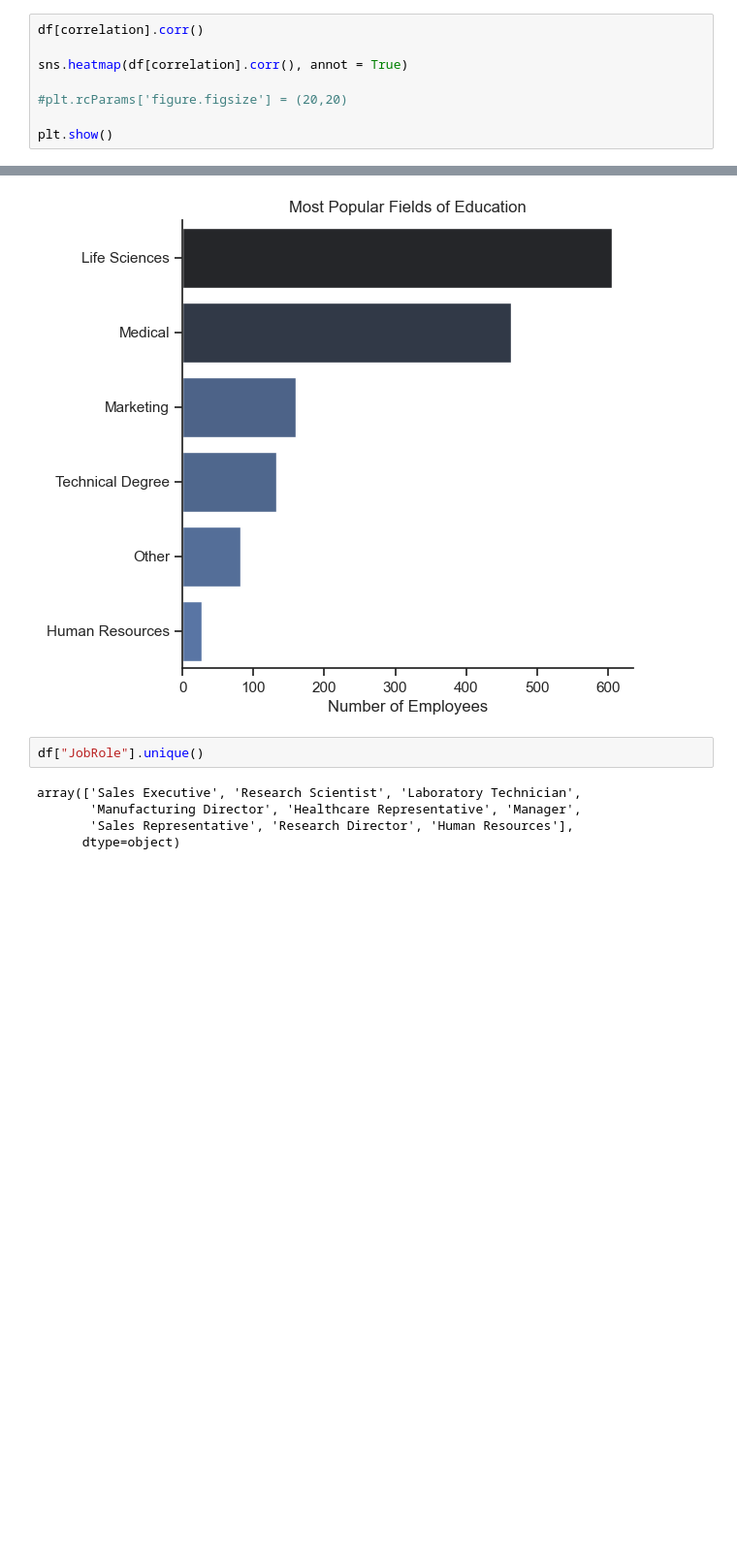
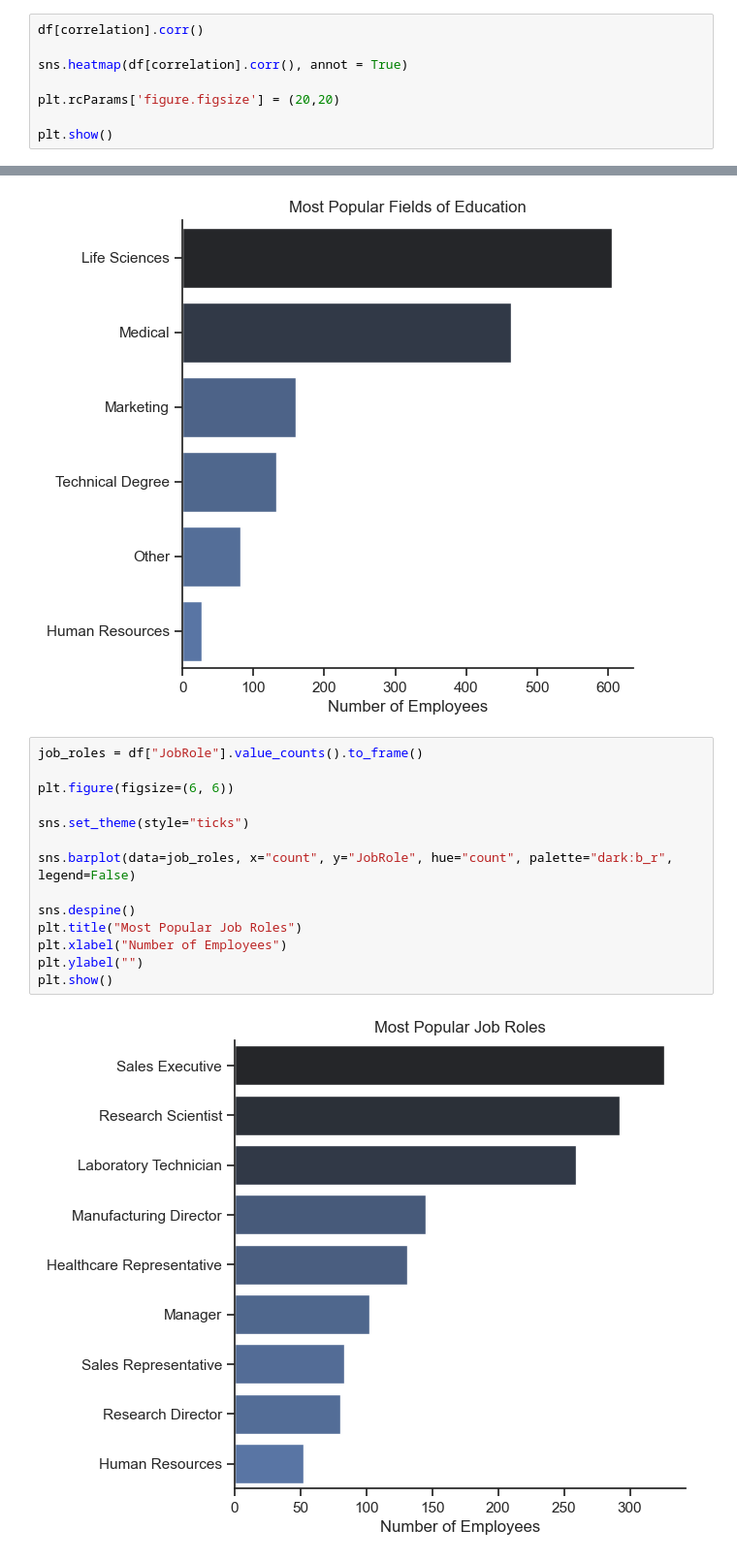
Before and after one commit to matbochenek42/Python-Analysis-of-Employee-Attrition-and-Performance, a Jupyter notebook: 2_Exploratory_Data_Analysis.ipynb, the cells around one changed output, grey strips where cells are left out. Shown at 97% size. Cells and saved outputs as stored; diff of their text form; blank space fills up the shorter version.

```diff
--- a/2_EDA.ipynb
+++ b/2_Exploratory_Data_Analysis.ipynb
@@ -44,7 +44,7 @@ df[correlation].corr()
 
 sns.heatmap(df[correlation].corr(), annot = True)
 
-#plt.rcParams['figure.figsize'] = (20,20)
+plt.rcParams['figure.figsize'] = (20,20)
 
 plt.show()
 # %% [output]
@@ -107,10 +107,19 @@ plt.show()
 # %% [output]
 [figure]
 # %%
-df["JobRole"].unique()
+job_roles = df["JobRole"].value_counts().to_frame()
+
+plt.figure(figsize=(6, 6))
+
+sns.set_theme(style="ticks")
+
+sns.barplot(data=job_roles, x="count", y="JobRole", hue="count", palette="dark:b_r", legend=False)
+
+sns.despine()
+plt.title("Most Popular Job Roles")
+plt.xlabel("Number of Employees")
+plt.ylabel("")
+plt.show()
 # %% [output]
-array(['Sales Executive', 'Research Scientist', 'Laboratory Technician',
-       'Manufacturing Director', 'Healthcare Representative', 'Manager',
-       'Sales Representative', 'Research Director', 'Human Resources'],
-      dtype=object)
+[figure, added]
 # %%
```
Also changed, not shown: parts of 2 cells of this notebook, 3 other files.
